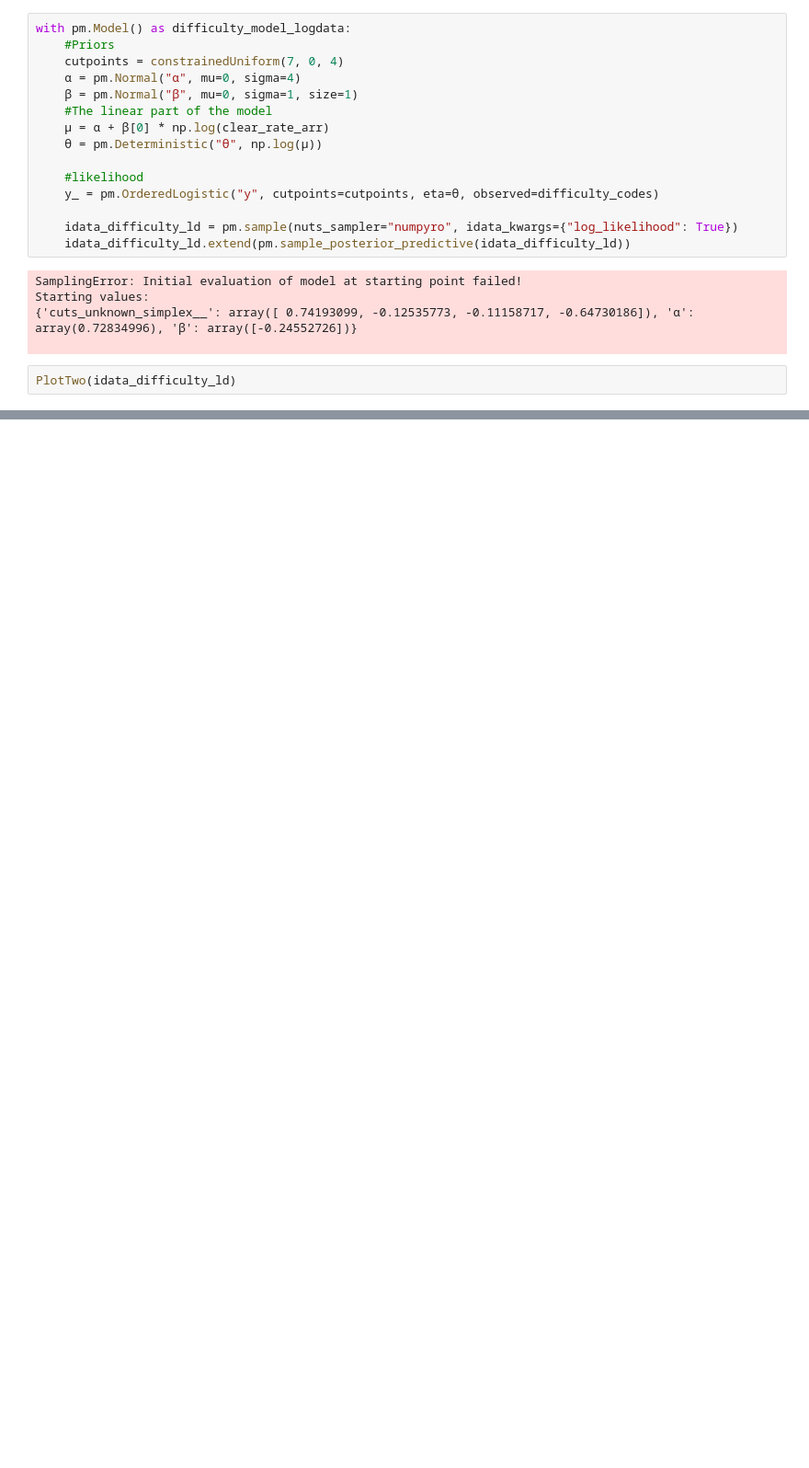
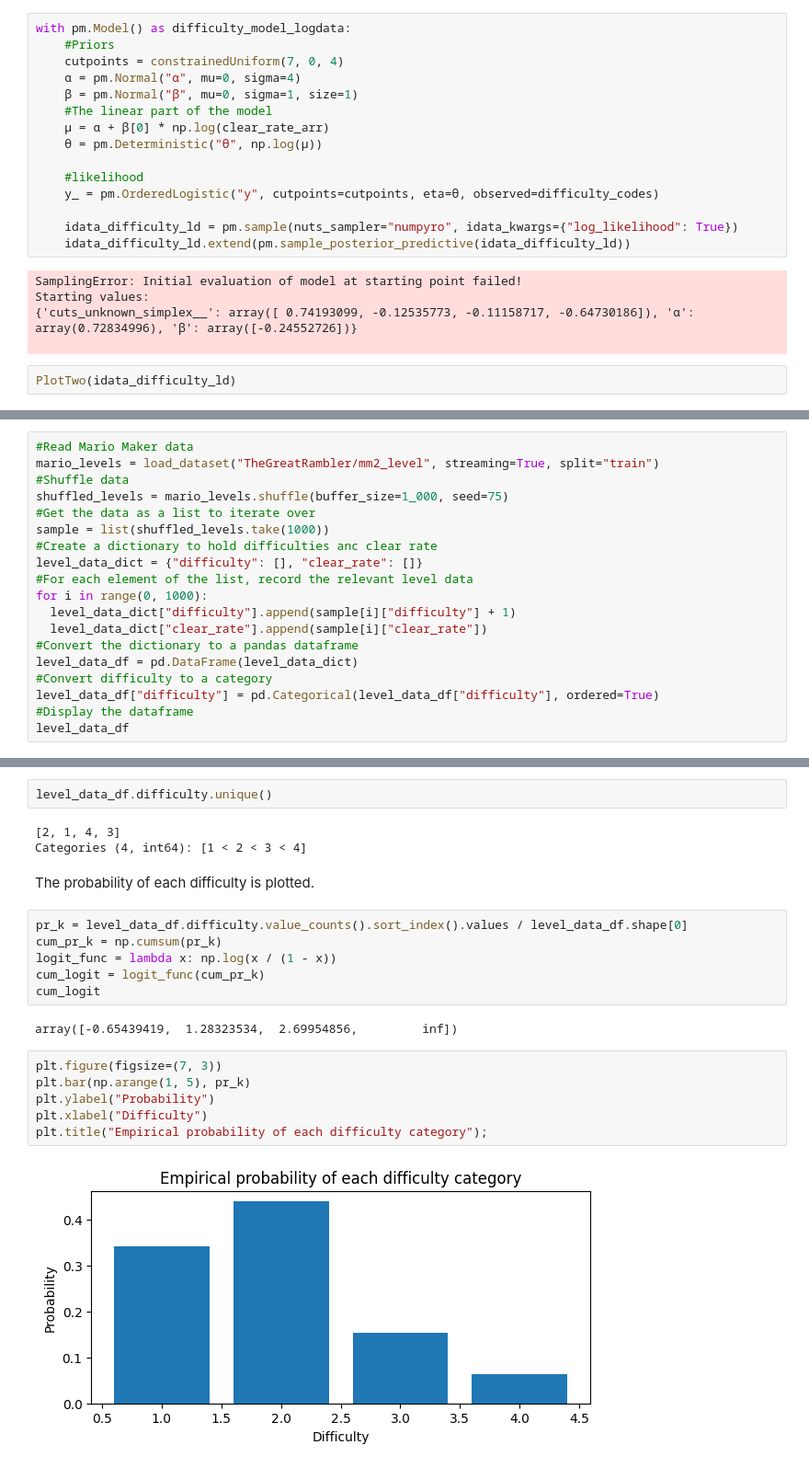
Before and after one commit to jacksone1/DataSci, a Jupyter notebook: DataSciUnit5ProjectClean.ipynb, the cells around one changed output, grey strips where cells are left out. Shown at 92% size. Cells and saved outputs as stored; diff of their text form; blank space fills up the shorter version.

```diff
--- a/DataSciUnit5ProjectClean.ipynb
+++ b/DataSciUnit5ProjectClean.ipynb
@@ -636,0 +650,19 @@ PlotTwo(idata_difficulty_ld)
+# %%
+#Read Mario Maker data
+mario_levels = load_dataset("TheGreatRambler/mm2_level", streaming=True, split="train")
+#Shuffle data
+shuffled_levels = mario_levels.shuffle(buffer_size=1_000, seed=75)
+#Get the data as a list to iterate over
+sample = list(shuffled_levels.take(1000))
+#Create a dictionary to hold difficulties anc clear rate
+level_data_dict = {"difficulty": [], "clear_rate": []}
+#For each element of the list, record the relevant level data
+for i in range(0, 1000):
+  level_data_dict["difficulty"].append(sample[i]["difficulty"] + 1)
+  level_data_dict["clear_rate"].append(sample[i]["clear_rate"])
+#Convert the dictionary to a pandas dataframe
+level_data_df = pd.DataFrame(level_data_dict)
+#Convert difficulty to a category
+level_data_df["difficulty"] = pd.Categorical(level_data_df["difficulty"], ordered=True)
+#Display the dataframe
+level_data_df
@@ -636,0 +683,23 @@ PlotTwo(idata_difficulty_ld)
+# %%
+level_data_df.difficulty.unique()
+# %% [output]
+[2, 1, 4, 3]
+Categories (4, int64): [1 < 2 < 3 < 4]
+# %% [markdown]
+The probability of each difficulty is plotted.
+# %%
+pr_k = level_data_df.difficulty.value_counts().sort_index().values / level_data_df.shape[0]
+cum_pr_k = np.cumsum(pr_k)
+logit_func = lambda x: np.log(x / (1 - x))
+cum_logit = logit_func(cum_pr_k)
+cum_logit
+# %% [output]
+array([-0.65439419,  1.28323534,  2.69954856,         inf])
+# %%
+plt.figure(figsize=(7, 3))
+plt.bar(np.arange(1, 5), pr_k)
+plt.ylabel("Probability")
+plt.xlabel("Difficulty")
+plt.title("Empirical probability of each difficulty category");
+# %% [output]
+[figure, added]
```
Also changed, not shown: parts of 25 cells of this notebook.
